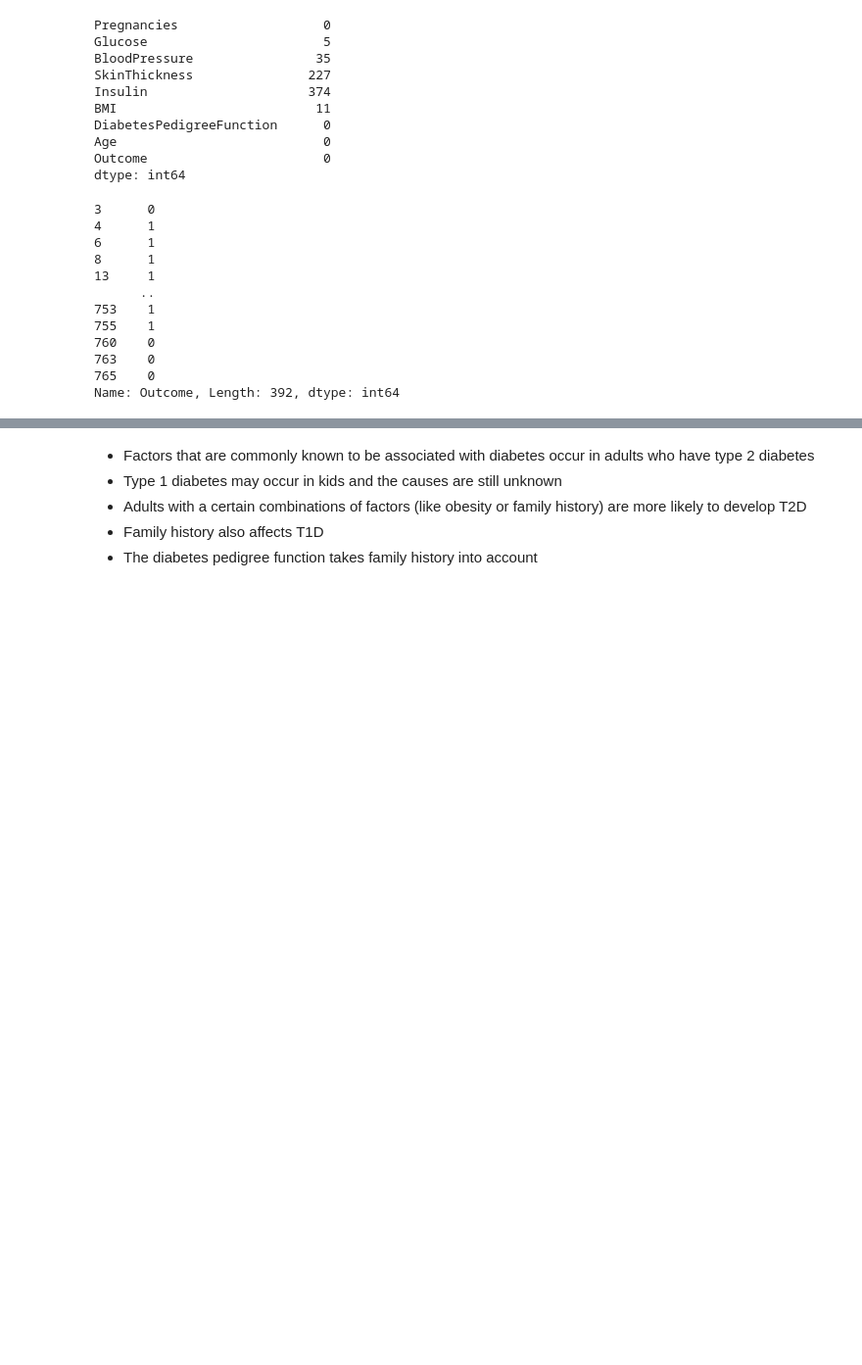
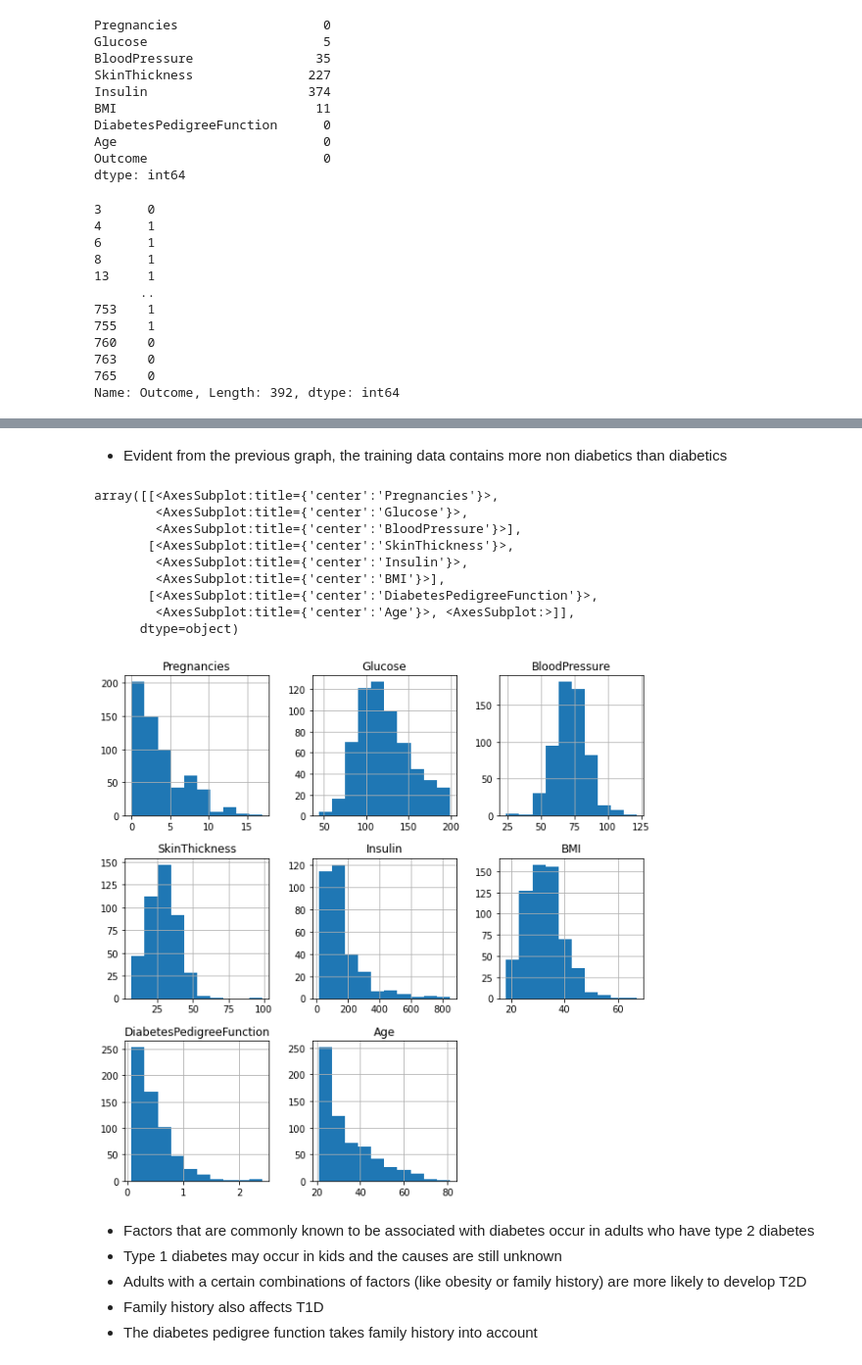
Before and after one commit to nico-palmar/ML_notebooks, a Jupyter notebook: xgb-diabetic-predictions.ipynb, the cells around one changed output, grey strips where cells are left out. Shown: that part at 98% size. Saved outputs shown, nothing was run; the diff lists cells and outputs as text; code cells hidden in the pictures; blank space fills up the shorter version.

```diff
--- a/xgb-diabetic-predictions.ipynb
+++ b/xgb-diabetic-predictions.ipynb
@@ -148,3 +141,18 @@ Name: Outcome, Length: 392, dtype: int64
+# %% [markdown]
+- Evident from the previous graph, the training data contains more non diabetics than diabetics
+# %%
+df_train.hist(figsize=(10, 10))
+# %% [output]
+array([[<AxesSubplot:title={'center':'Pregnancies'}>,
+        <AxesSubplot:title={'center':'Glucose'}>,
+        <AxesSubplot:title={'center':'BloodPressure'}>],
+       [<AxesSubplot:title={'center':'SkinThickness'}>,
+        <AxesSubplot:title={'center':'Insulin'}>,
+        <AxesSubplot:title={'center':'BMI'}>],
+       [<AxesSubplot:title={'center':'DiabetesPedigreeFunction'}>,
+        <AxesSubplot:title={'center':'Age'}>, <AxesSubplot:>]],
+      dtype=object)
+[figure, added]
 # %% [markdown]
 - Factors that are commonly known to be associated with diabetes occur in adults who have type 2 diabetes
 - Type 1 diabetes may occur in kids and the causes are still unknown
```
Also changed, not shown: parts of 16 cells of this notebook.
